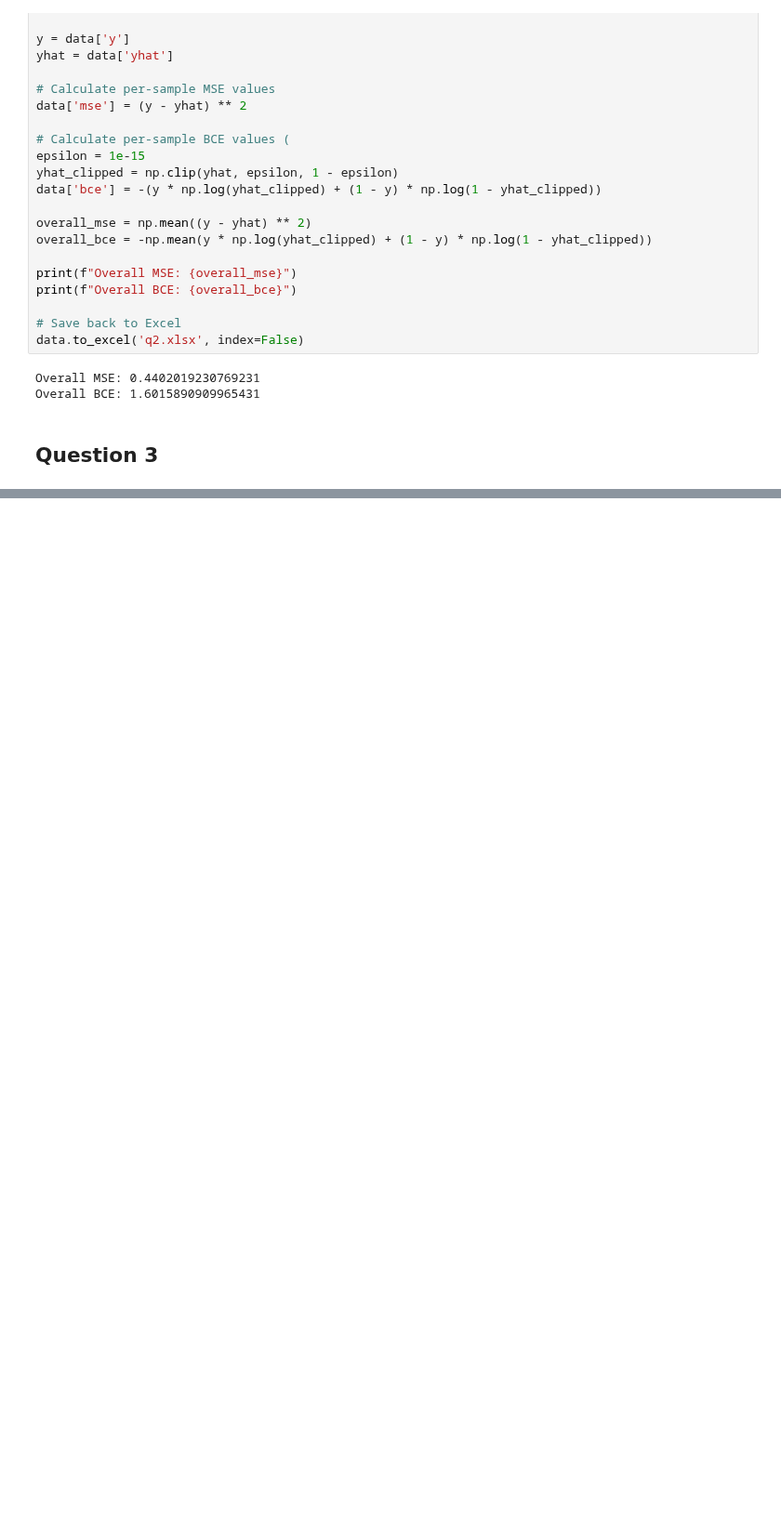
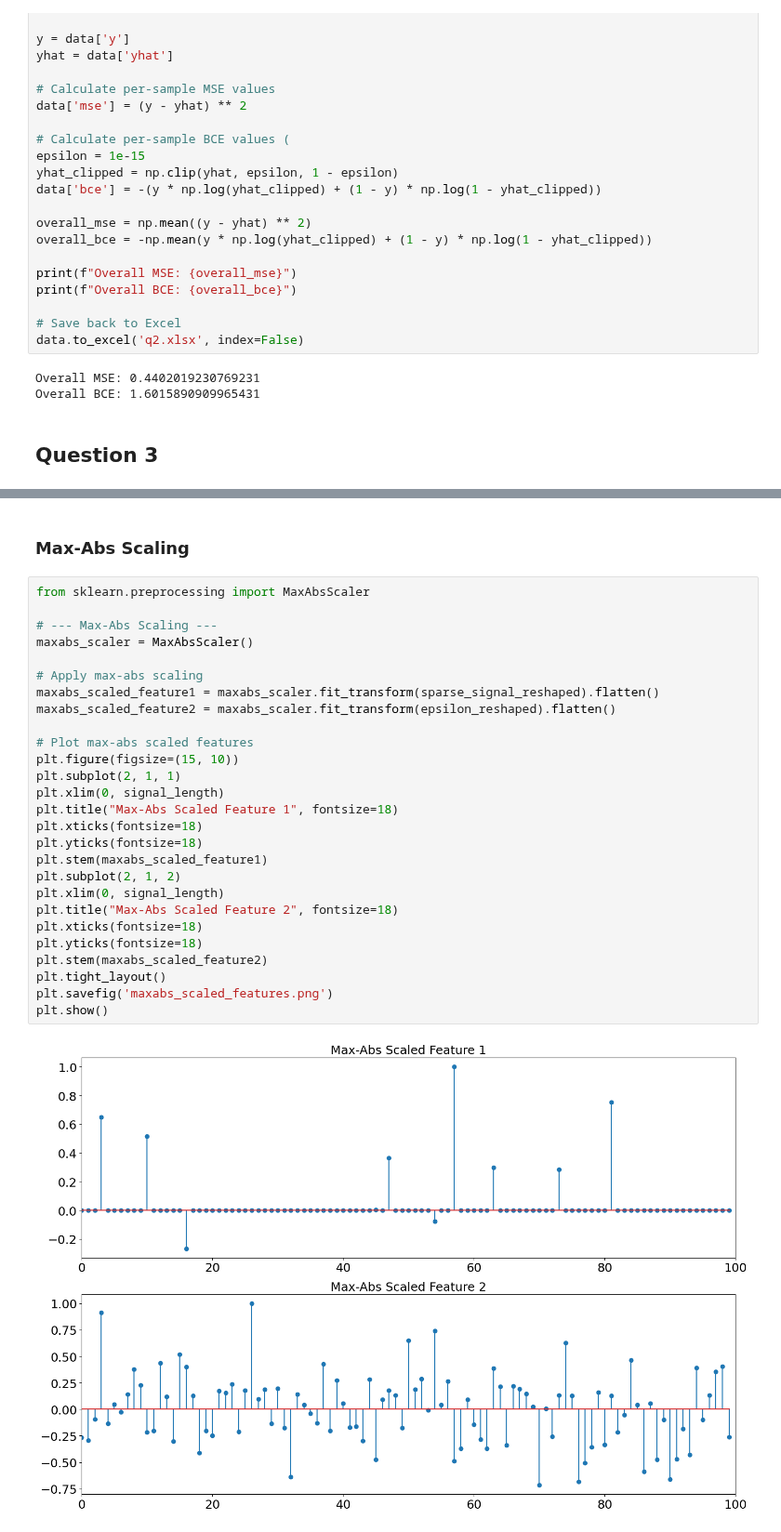
Before and after one commit to Nishitha0730/Machine-Learning, a Jupyter notebook: Assignment/Assignment_01/220481U.ipynb, the cells around one changed output, grey strips where cells are left out. Shown at 93% size. Drawn from its saved outputs; the diff is of its cells as text; blank space fills up the shorter version.

```diff
--- a/Assignment/Assignment_01/220481U.ipynb
+++ b/Assignment/Assignment_01/220481U.ipynb
@@ -329,0 +365,31 @@ plt.show()
+# %% [markdown]
+### Max-Abs Scaling
+# %%
+from sklearn.preprocessing import MaxAbsScaler
+
+# --- Max-Abs Scaling ---
+maxabs_scaler = MaxAbsScaler()
+
+# Apply max-abs scaling
+maxabs_scaled_feature1 = maxabs_scaler.fit_transform(sparse_signal_reshaped).flatten()
+maxabs_scaled_feature2 = maxabs_scaler.fit_transform(epsilon_reshaped).flatten()
+
+# Plot max-abs scaled features
+plt.figure(figsize=(15, 10))
+plt.subplot(2, 1, 1)
+plt.xlim(0, signal_length)
+plt.title("Max-Abs Scaled Feature 1", fontsize=18)
+plt.xticks(fontsize=18)
+plt.yticks(fontsize=18)
+plt.stem(maxabs_scaled_feature1)
+plt.subplot(2, 1, 2)
+plt.xlim(0, signal_length)
+plt.title("Max-Abs Scaled Feature 2", fontsize=18)
+plt.xticks(fontsize=18)
+plt.yticks(fontsize=18)
+plt.stem(maxabs_scaled_feature2)
+plt.tight_layout()
+plt.savefig('maxabs_scaled_features.png')
+plt.show()
+# %% [output]
+[figure, added]
```
Also changed, not shown: parts of 4 cells of this notebook, 3 other files.
